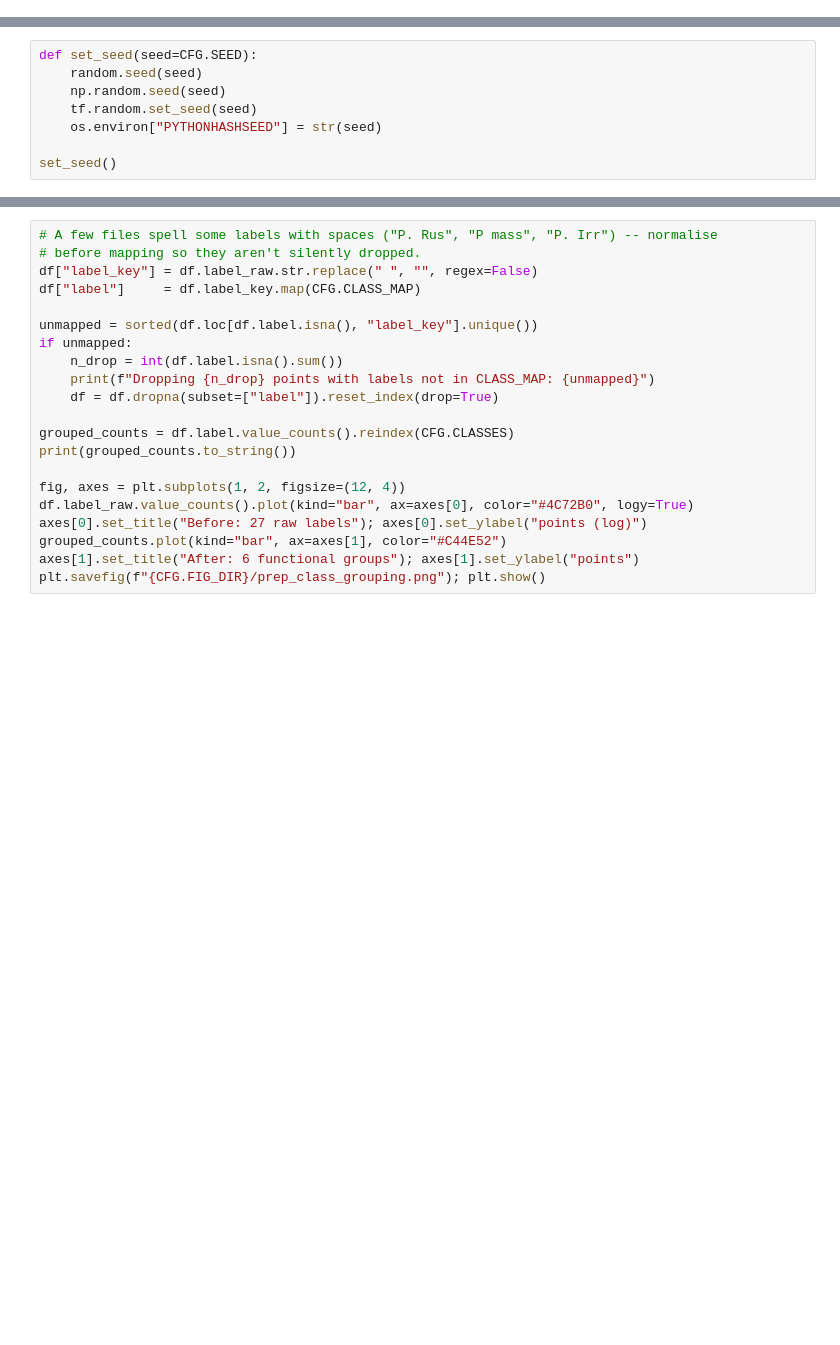
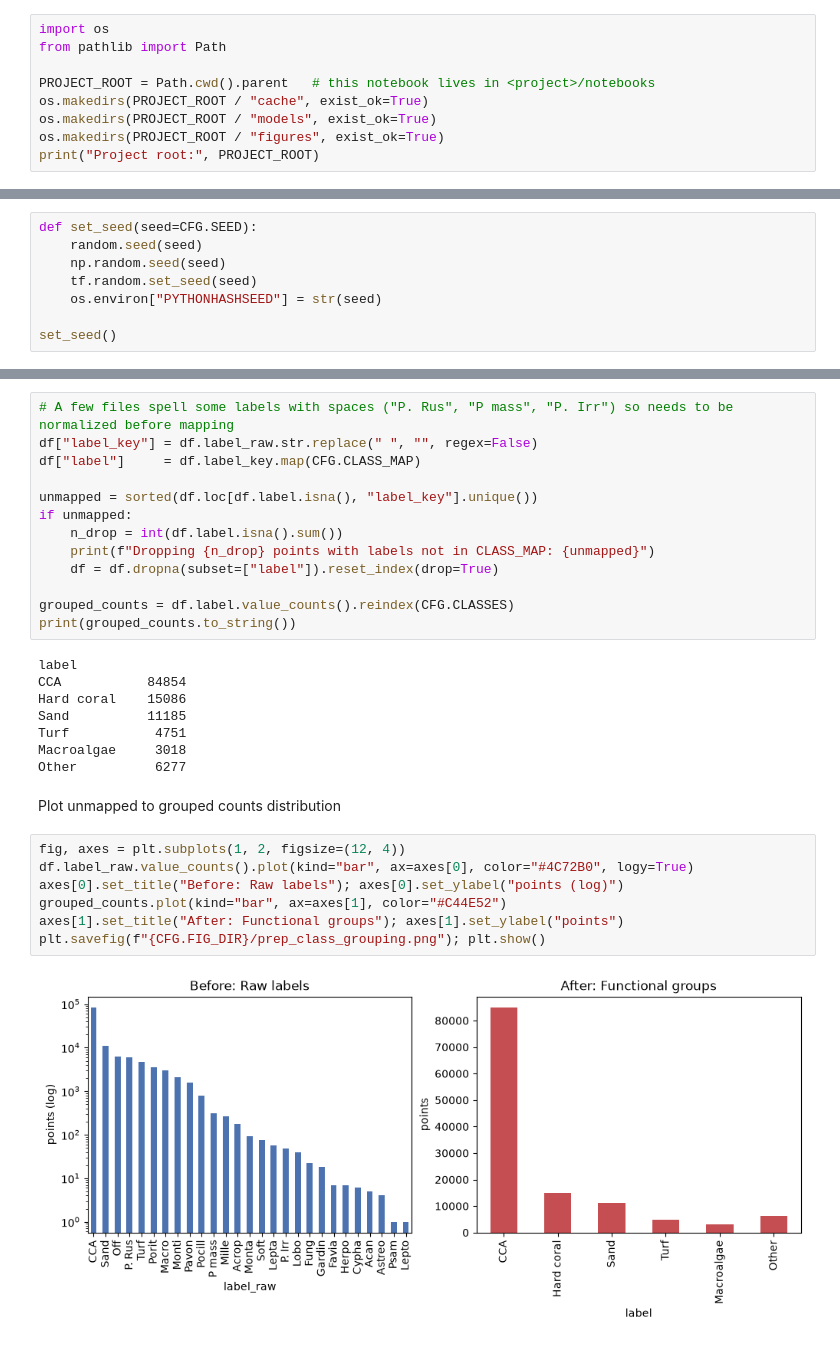
Before and after one commit to naawkaz/coral_classification, a Jupyter notebook: coral_classification.ipynb, the cells around one changed output, grey strips where cells are left out. Cells and saved outputs as stored; diff of their text form; blank space fills up the shorter version.

```diff
--- a/coral_classification.ipynb
+++ b/coral_classification.ipynb
@@ -16,0 +7,9 @@ os.makedirs(PROJECT_DRIVE, exist_ok=True)
+# %%
+import os
+from pathlib import Path
+
+PROJECT_ROOT = Path.cwd().parent   # this notebook lives in <project>/notebooks
+os.makedirs(PROJECT_ROOT / "cache", exist_ok=True)
+os.makedirs(PROJECT_ROOT / "models", exist_ok=True)
+os.makedirs(PROJECT_ROOT / "figures", exist_ok=True)
+print("Project root:", PROJECT_ROOT)
@@ -203,6 +293,5 @@ plt.savefig(f"{CFG.FIG_DIR}/eda_brightness.png"); plt.show()
 # %%
-# A few files spell some labels with spaces ("P. Rus", "P mass", "P. Irr") -- normalise
-# before mapping so they aren't silently dropped.
+# A few files spell some labels with spaces ("P. Rus", "P mass", "P. Irr") so needs to be normalized before mapping
 df["label_key"] = df.label_raw.str.replace(" ", "", regex=False)
 df["label"]     = df.label_key.map(CFG.CLASS_MAP)
 
@@ -214,11 +303,23 @@ if unmapped:
 
 grouped_counts = df.label.value_counts().reindex(CFG.CLASSES)
 print(grouped_counts.to_string())
-
-fig, axes = plt.subplots(1, 2, figsize=(12, 4))
-df.label_raw.value_counts().plot(kind="bar", ax=axes[0], color="#4C72B0", logy=True)
-axes[0].set_title("Before: 27 raw labels"); axes[0].set_ylabel("points (log)")
-grouped_counts.plot(kind="bar", ax=axes[1], color="#C44E52")
-axes[1].set_title("After: 6 functional groups"); axes[1].set_ylabel("points")
-plt.savefig(f"{CFG.FIG_DIR}/prep_class_grouping.png"); plt.show()
+# %% [output]
+label
+CCA           84854
+Hard coral    15086
+Sand          11185
+Turf           4751
+Macroalgae     3018
+Other          6277
+# %% [markdown]
+Plot unmapped to grouped counts distribution
+# %%
+fig, axes = plt.subplots(1, 2, figsize=(12, 4))
+df.label_raw.value_counts().plot(kind="bar", ax=axes[0], color="#4C72B0", logy=True)
+axes[0].set_title("Before: Raw labels"); axes[0].set_ylabel("points (log)")
+grouped_counts.plot(kind="bar", ax=axes[1], color="#C44E52")
+axes[1].set_title("After: Functional groups"); axes[1].set_ylabel("points")
+plt.savefig(f"{CFG.FIG_DIR}/prep_class_grouping.png"); plt.show()
+# %% [output]
+[figure, added]
 # %% [markdown]
```
Also changed, not shown: parts of 120 cells of this notebook, 1 other file.
